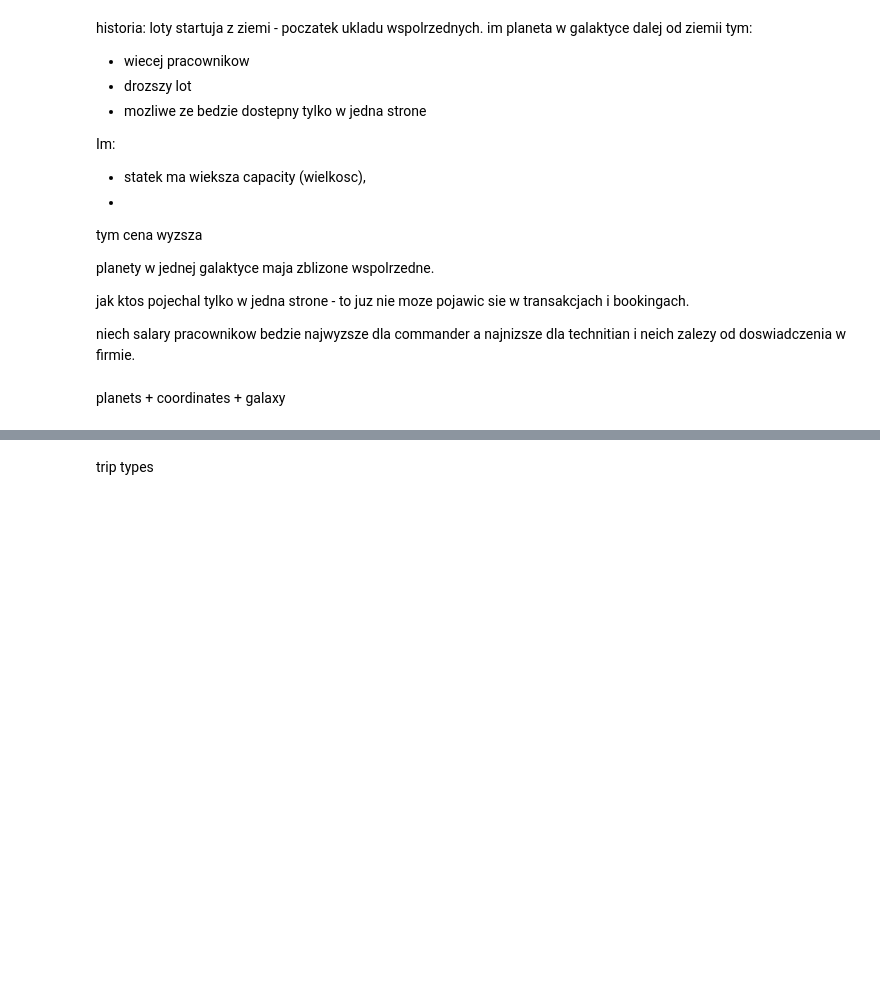
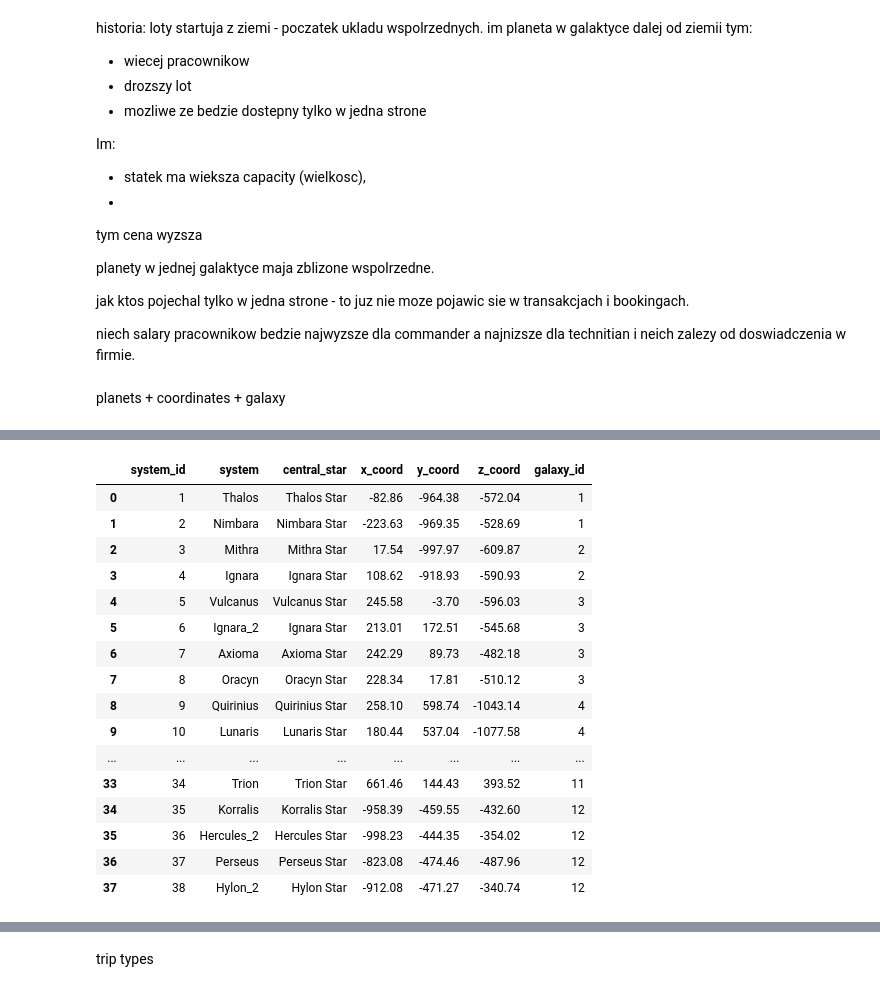
Before and after one commit to werojskz/space_database, a Jupyter notebook: data_creation.ipynb, the cells around one changed output, grey strips where cells are left out. Saved outputs shown, nothing was run; the diff lists cells and outputs as text; code cells hidden in the pictures; blank space fills up the shorter version.

```diff
--- a/data_creation.ipynb
+++ b/data_creation.ipynb
@@ -102,0 +271,20 @@ df_planets
+# %%
+df_systems
+# %% [output]
+|  | system_id | system | central_star | x_coord | y_coord | z_coord | galaxy_id |
+| 0 | 1 | Thalos | Thalos Star | -82.86 | -964.38 | -572.04 | 1 |
+| 1 | 2 | Nimbara | Nimbara Star | -223.63 | -969.35 | -528.69 | 1 |
+| 2 | 3 | Mithra | Mithra Star | 17.54 | -997.97 | -609.87 | 2 |
+| 3 | 4 | Ignara | Ignara Star | 108.62 | -918.93 | -590.93 | 2 |
+| 4 | 5 | Vulcanus | Vulcanus Star | 245.58 | -3.70 | -596.03 | 3 |
+| 5 | 6 | Ignara_2 | Ignara Star | 213.01 | 172.51 | -545.68 | 3 |
+| 6 | 7 | Axioma | Axioma Star | 242.29 | 89.73 | -482.18 | 3 |
+| 7 | 8 | Oracyn | Oracyn Star | 228.34 | 17.81 | -510.12 | 3 |
+| 8 | 9 | Quirinius | Quirinius Star | 258.10 | 598.74 | -1043.14 | 4 |
+| 9 | 10 | Lunaris | Lunaris Star | 180.44 | 537.04 | -1077.58 | 4 |
+| ... | ... | ... | ... | ... | ... | ... | ... |
+| 33 | 34 | Trion | Trion Star | 661.46 | 144.43 | 393.52 | 11 |
+| 34 | 35 | Korralis | Korralis Star | -958.39 | -459.55 | -432.60 | 12 |
+| 35 | 36 | Hercules_2 | Hercules Star | -998.23 | -444.35 | -354.02 | 12 |
+| 36 | 37 | Perseus | Perseus Star | -823.08 | -474.46 | -487.96 | 12 |
+| 37 | 38 | Hylon_2 | Hylon Star | -912.08 | -471.27 | -340.74 | 12 |
```
Also changed, not shown: parts of 4 cells of this notebook, 3 other files.
